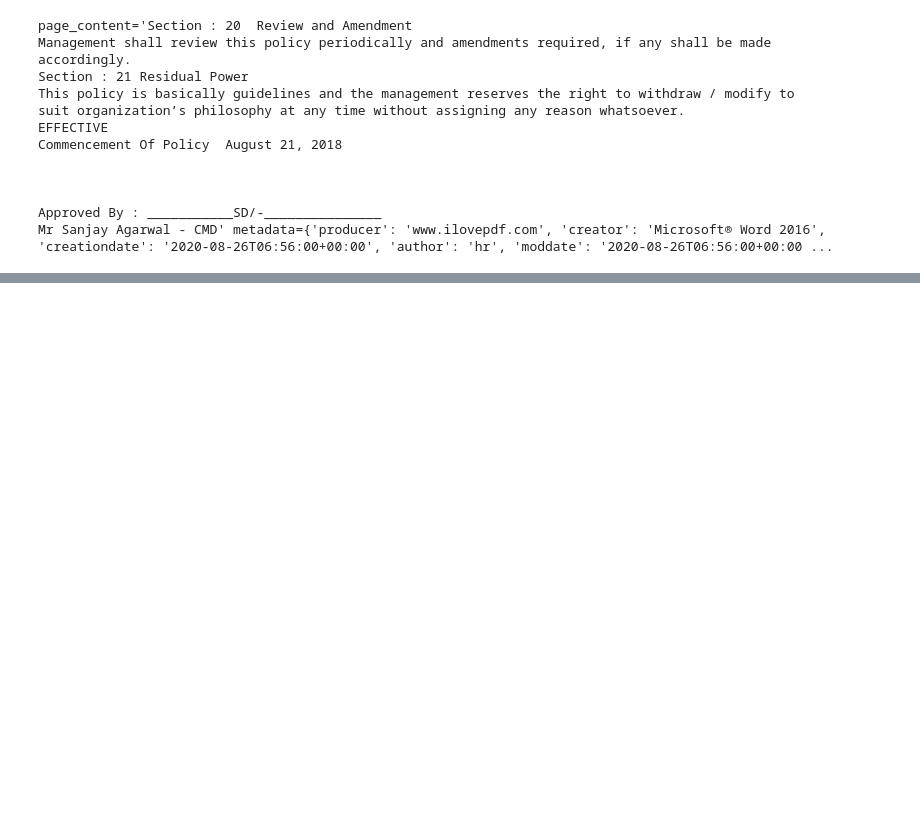
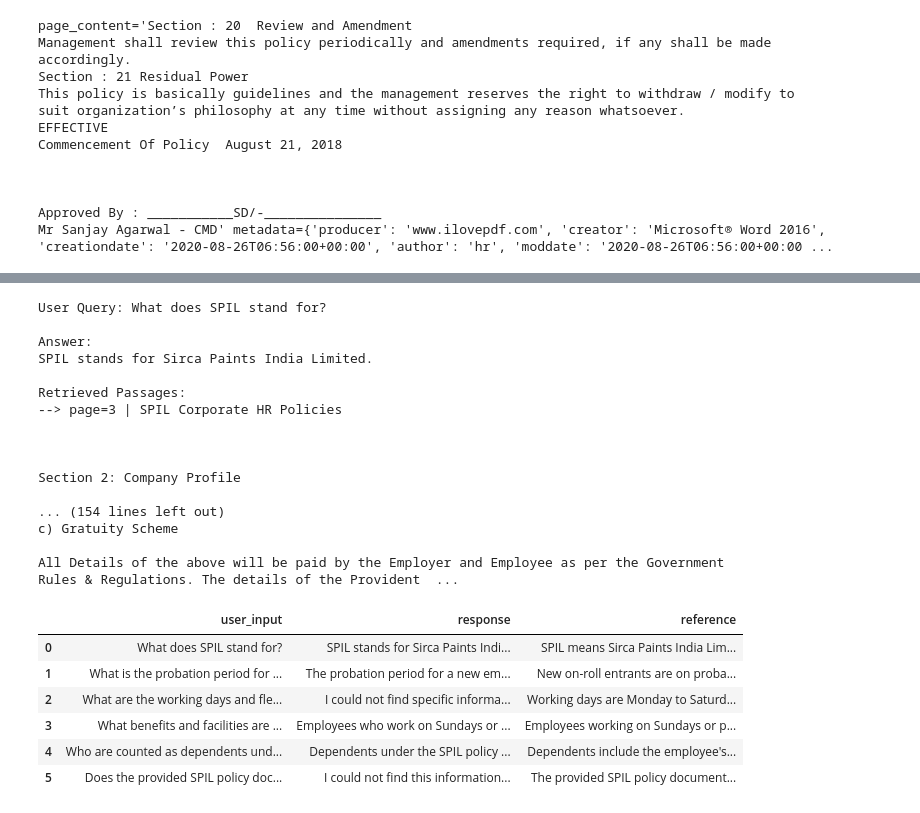
Before and after one commit to ingledarshan/Walmart-IN-21-25-September-2026-GenAIForEngineeringManagers, a Jupyter notebook: Day3/3 RAG_system_using_LangChain_and_OpenAI.ipynb, the cells around one changed output, grey strips where cells are left out. Saved outputs shown, nothing was run; the diff lists cells and outputs as text; code cells hidden in the pictures; blank space fills up the shorter version.

```diff
--- a/Day3/3 RAG_system_using_LangChain_and_OpenAI.ipynb
+++ b/Day3/3 RAG_system_using_LangChain_and_OpenAI.ipynb
@@ -393,0 +526,8 @@ Mr Sanjay Agarwal - CMD' metadata={'producer': 'www.ilovepdf.com', 'creator': 'M
+# %%
+# Step6: Initialize an OpenAI chat model via LangChain
+llm = ChatOpenAI(
+    model="gpt-4o",
+    api_key=openai_api_key,
+    timeout=60,
+    max_retries=2,
+)
@@ -393,0 +1117,18 @@ Mr Sanjay Agarwal - CMD' metadata={'producer': 'www.ilovepdf.com', 'creator': 'M
+# %%
+# Step 14: Create a golden dataset for RAGAS evaluation
+# RAGAS expects:
+# - user_input: the question
+# - reference: the trusted/golden answer
+# - response: the RAG answer generated by your system
+# - retrieved_contexts: the source passages retrieved by the retriever
+
+ragas_golden_dataset = [
+    {
+        "user_input": item["question"],
+        "reference": item["expected_answer"],
+    }
+    for item in evaluation_dataset
+]
+
+golden_dataset_df = pd.DataFrame(ragas_golden_dataset)
+display(golden_dataset_df)
@@ -393,0 +1143,43 @@ Mr Sanjay Agarwal - CMD' metadata={'producer': 'www.ilovepdf.com', 'creator': 'M
+# %%
+# Step 15: Run the RAG chain on the golden dataset and collect retrieved contexts
+ragas_evaluation_rows = []
+
+for item in ragas_golden_dataset:
+    rag_result = ask_pdf_agent(item["user_input"], log=False)
+    source_documents = rag_result.get("source_documents", [])
+    retrieved_contexts = [doc.page_content for doc in source_documents]
+
+    ragas_evaluation_rows.append({
+        "user_input": item["user_input"],
+        "response": rag_result["result"],
+        "retrieved_contexts": retrieved_contexts,
+        "reference": item["reference"],
+    })
+
+ragas_input_df = pd.DataFrame(ragas_evaluation_rows)
+display(ragas_input_df[["user_input", "response", "reference"]])
+# %% [output]
+User Query: What does SPIL stand for?
+
+Answer:
+SPIL stands for Sirca Paints India Limited.
+
+Retrieved Passages:
+--> page=3 | SPIL Corporate HR Policies
+
+
+
+Section 2: Company Profile
+
+... (154 lines left out)
+c) Gratuity Scheme
+
+All Details of the above will be paid by the Employer and Employee as per the Government
+Rules & Regulations. The details of the Provident  ...
+|  | user_input | response | reference |
+| 0 | What does SPIL stand for? | SPIL stands for Sirca Paints Indi... | SPIL means Sirca Paints India Lim... |
+| 1 | What is the probation period for ... | The probation period for a new em... | New on-roll entrants are on proba... |
+| 2 | What are the working days and fle... | I could not find specific informa... | Working days are Monday to Saturd... |
+| 3 | What benefits and facilities are ... | Employees who work on Sundays or ... | Employees working on Sundays or p... |
+| 4 | Who are counted as dependents und... | Dependents under the SPIL policy ... | Dependents include the employee's... |
+| 5 | Does the provided SPIL policy doc... | I could not find this information... | The provided SPIL policy document... |
```
Also changed, not shown: parts of 32 cells of this notebook.
